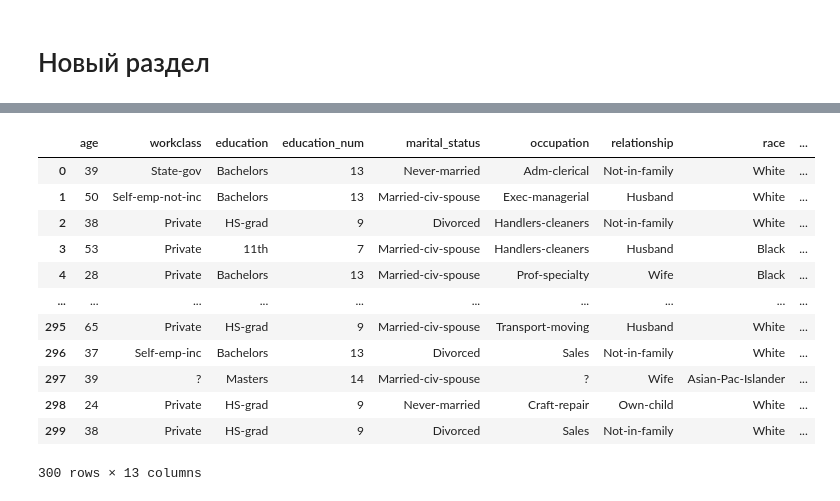
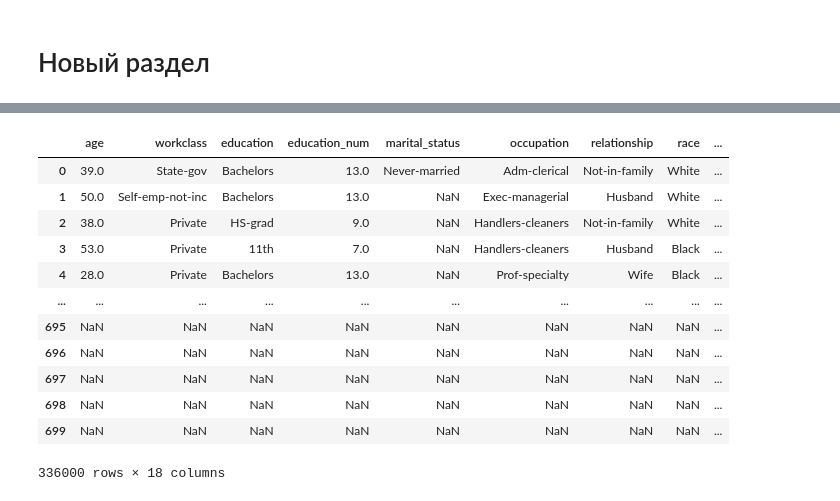
Before and after one commit to gregory-ch/shap_flex_ported, a Jupyter notebook: shap_joint.ipynb, the cells around one changed output, grey strips where cells are left out. Saved outputs shown, nothing was run; the diff lists cells and outputs as text; code cells hidden in the pictures.

```diff
--- a/shap_joint.ipynb
+++ b/shap_joint.ipynb
@@ -279,18 +301,4 @@ NameError: ignored
 # %%
-from sklearn.ensemble import RandomForestRegressor, RandomForestClassifier
-from sklearn.preprocessing import OneHotEncoder
-import pandas as pd
-import numpy as np
-
-data = pd.read_csv('/content/data_adult.csv', index_col=0)
-encoder = OneHotEncoder()
-outcome_name = 'income'
-outcome_col = pd.Series(data.columns)[data.columns==outcome_name].index[0]
-model = RandomForestClassifier(n_estimators=300, random_state=42)
-X, y = data.drop(outcome_name, axis=1), data[outcome_name].values
-X, y = pd.get_dummies(X, drop_first=True), np.array([1 if x == '<=50K' else 0 for x in y ]).ravel()
-model.fit(X, y)
-
 def predict_function(model, data):
   #pd.DataFrame(model.predict_proba(X)).loc[:, 0][9] если запустить будет результат 0.98, что соответствует
   #выводу для 9 номера который равен 0.98, неважно какой алгоритм, такая высокая степень уверенности
@@ -298,14 +306,14 @@ def predict_function(model, data):
   X, y = data.drop(outcome_name, axis=1), data[outcome_name].values
   X, y = pd.get_dummies(X, drop_first=True), np.array([1 if x == '<=50K' else 0 for x in y ]).ravel()
   return pd.DataFrame(model.predict_proba(X)).loc[:, 0], X, y
-
-explain, reference = data.iloc[:300, :data.shape[1]-1], data.iloc[:, :data.shape[1]-1]
-sample_size = 60
-target_features = pd.Series(["marital_status", "education", "relationship",  "native_country",
-                     "age", "sex", "race", "hours_per_week"])
-causal = pd.DataFrame(
-  dict(cause=pd.Series(["age", "sex", "race", "native_country",
-              "age", "sex", "race", "native_country", "age",
-              "sex", "race", "native_country"]),
-  effect = pd.Series(np.concatenate([np.tile("marital_status", 4), np.tile("education", 4), np.tile("relationship", 4)])))
-)
+# %%
+explain, reference = data.iloc[:350, :data.shape[1]-1], data.iloc[:, :data.shape[1]-1]
+sample_size = 60
+target_features = pd.Series(["marital_status", "education", "relationship",  "native_country",
+                     "age", "sex", "race", "hours_per_week"])
+causal = pd.DataFrame(
+  dict(cause=pd.Series(["age", "sex", "race", "native_country",
+              "age", "sex", "race", "native_country", "age",
+              "sex", "race", "native_country"]),
+  effect = pd.Series(np.concatenate([np.tile("marital_status", 4), np.tile("education", 4), np.tile("relationship", 4)])))
+)
@@ -328 +348,4 @@ effect_nodes = [v['name'] for v in each_node_is_an_effect_from.keys()]
+# %%
+exmpl_of_test = shapFlex_plus(explain,  model, predict_function, target_features=pd.Series(["marital_status", "education", "relationship", "native_country",
+"age", "sex", "race", "hours_per_week"]))
 # %%
@@ -330,17 +353,17 @@ exmpl_of_test = shapFlex_plus(explain,  model, predict_function)
 result = exmpl_of_test.loop_over_monte_carlo_samples()
-# %%
-explain
-# %% [output]
-|  | age | workclass | education | education_num | marital_status | occupation | relationship | race | ... |
-| 0 | 39 | State-gov | Bachelors | 13 | Never-married | Adm-clerical | Not-in-family | White | ... |
-| 1 | 50 | Self-emp-not-inc | Bachelors | 13 | Married-civ-spouse | Exec-managerial | Husband | White | ... |
-| 2 | 38 | Private | HS-grad | 9 | Divorced | Handlers-cleaners | Not-in-family | White | ... |
-| 3 | 53 | Private | 11th | 7 | Married-civ-spouse | Handlers-cleaners | Husband | Black | ... |
-| 4 | 28 | Private | Bachelors | 13 | Married-civ-spouse | Prof-specialty | Wife | Black | ... |
-| ... | ... | ... | ... | ... | ... | ... | ... | ... | ... |
-| 295 | 65 | Private | HS-grad | 9 | Married-civ-spouse | Transport-moving | Husband | White | ... |
-| 296 | 37 | Self-emp-inc | Bachelors | 13 | Divorced | Sales | Not-in-family | White | ... |
-| 297 | 39 | ? | Masters | 14 | Married-civ-spouse | ? | Wife | Asian-Pac-Islander | ... |
-| 298 | 24 | Private | HS-grad | 9 | Never-married | Craft-repair | Own-child | White | ... |
-| 299 | 38 | Private | HS-grad | 9 | Divorced | Sales | Not-in-family | White | ... |
-300 rows × 13 columns
+# %%
+result
+# %% [output]
+|  | age | workclass | education | education_num | marital_status | occupation | relationship | race | ... |
+| 0 | 39.0 | State-gov | Bachelors | 13.0 | Never-married | Adm-clerical | Not-in-family | White | ... |
+| 1 | 50.0 | Self-emp-not-inc | Bachelors | 13.0 | NaN | Exec-managerial | Husband | White | ... |
+| 2 | 38.0 | Private | HS-grad | 9.0 | NaN | Handlers-cleaners | Not-in-family | White | ... |
+| 3 | 53.0 | Private | 11th | 7.0 | NaN | Handlers-cleaners | Husband | Black | ... |
+| 4 | 28.0 | Private | Bachelors | 13.0 | NaN | Prof-specialty | Wife | Black | ... |
+| ... | ... | ... | ... | ... | ... | ... | ... | ... | ... |
+| 695 | NaN | NaN | NaN | NaN | NaN | NaN | NaN | NaN | ... |
+| 696 | NaN | NaN | NaN | NaN | NaN | NaN | NaN | NaN | ... |
+| 697 | NaN | NaN | NaN | NaN | NaN | NaN | NaN | NaN | ... |
+| 698 | NaN | NaN | NaN | NaN | NaN | NaN | NaN | NaN | ... |
+| 699 | NaN | NaN | NaN | NaN | NaN | NaN | NaN | NaN | ... |
+336000 rows × 18 columns
```
Also changed, not shown: parts of 29 cells of this notebook.
